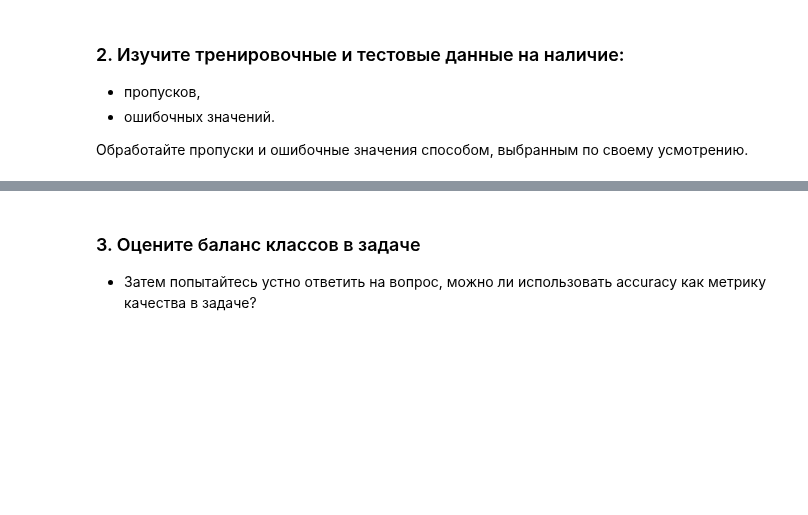
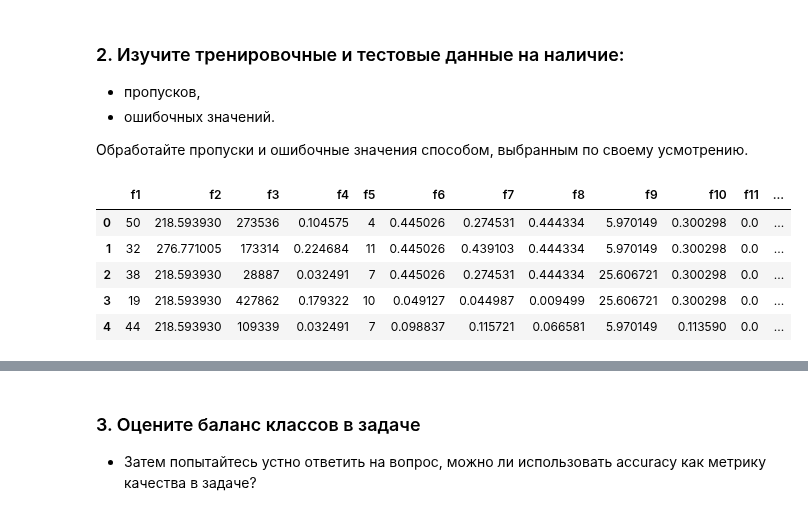
Before and after one commit to IgorKolotushkin/machine_learning_ds, a Jupyter notebook: hw6/Практическая работа. Линейная классификация. Метод опорных векторов.ipynb, the cells around one changed output, grey strips where cells are left out. Saved outputs shown, nothing was run; the diff lists cells and outputs as text; code cells hidden in the pictures; blank space fills up the shorter version.

```diff
--- a/hw6/Практическая работа. Линейная классификация. Метод опорных векторов.ipynb
+++ b/hw6/Практическая работа. Линейная классификация. Метод опорных векторов.ipynb
@@ -48,0 +47,9 @@ Xtest = pd.read_csv("TestData.csv")
+# %%
+Xtrain.head()
+# %% [output]
+|  | f1 | f2 | f3 | f4 | f5 | f6 | f7 | f8 | f9 | f10 | f11 | ... |
+| 0 | 50 | 218.593930 | 273536 | 0.104575 | 4 | 0.445026 | 0.274531 | 0.444334 | 5.970149 | 0.300298 | 0.0 | ... |
+| 1 | 32 | 276.771005 | 173314 | 0.224684 | 11 | 0.445026 | 0.439103 | 0.444334 | 5.970149 | 0.300298 | 0.0 | ... |
+| 2 | 38 | 218.593930 | 28887 | 0.032491 | 7 | 0.445026 | 0.274531 | 0.444334 | 25.606721 | 0.300298 | 0.0 | ... |
+| 3 | 19 | 218.593930 | 427862 | 0.179322 | 10 | 0.049127 | 0.044987 | 0.009499 | 25.606721 | 0.300298 | 0.0 | ... |
+| 4 | 44 | 218.593930 | 109339 | 0.032491 | 7 | 0.098837 | 0.115721 | 0.066581 | 5.970149 | 0.113590 | 0.0 | ... |
```
Also changed, not shown: parts of 15 cells of this notebook.
